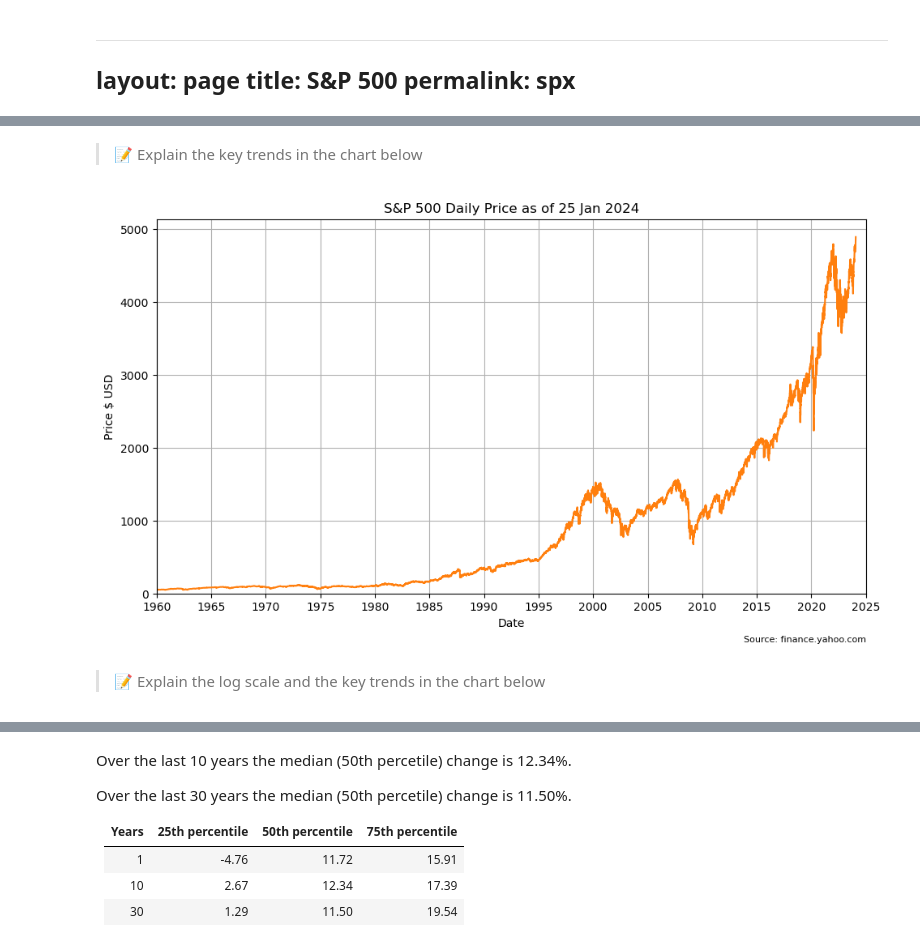
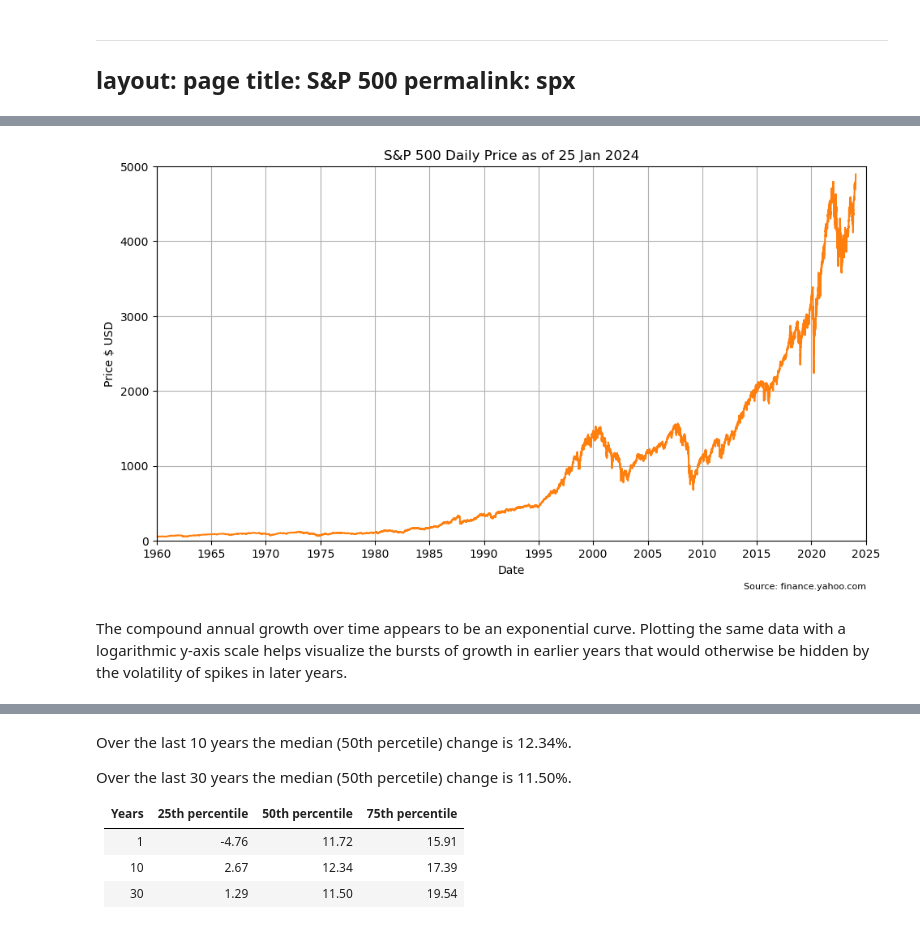
Before and after one commit to mikejonestechno/investment-analytics, a Jupyter notebook: notebooks/spx-prices.ipynb, the cells around one changed output, grey strips where cells are left out. Saved outputs shown, nothing was run; the diff lists cells and outputs as text; code cells hidden in the pictures.

```diff
--- a/notebooks/spx-prices.ipynb
+++ b/notebooks/spx-prices.ipynb
@@ -53,26 +56,49 @@ legend_location='best'
-# %% [markdown]
-> 📝 Explain the key trends in the chart below
-# %%
-""" Basic chart """
-plt.figure(figsize=(10, 6))
-colors = list(plt.rcParams['axes.prop_cycle'])
-plt.plot(df.index, df[data_column], color=colors[1]['color'])
-plt.xlabel('Date')
-plt.ylabel(y_label)
-plt.title(chart_title)
-plt.figtext(1, 0.01, chart_source, ha="right", fontsize=8)
-plt.subplots_adjust(right=1)  # Reset right boundary of the subplots after adding figtext
-
-plt.ylim(bottom=bottom_limit)
-plt.xlim(left=left_limit, right=right_limit)
-ax = plt.gca()  # Get the current Axes instance
-ax.xaxis.set_major_locator(mdates.YearLocator(tick_years))  # Set major ticks every x years
-ax.xaxis.set_major_formatter(mdates.DateFormatter('%Y'))  # Format major ticks as years
-#ax.yaxis.set_major_locator(ticker.MultipleLocator(y_ticks))
-plt.grid(True)
-
-plt.show()
-# %% [output]
-[figure, removed]
+# %%
+""" Basic chart headings and styles """
+def basic_chart():
+
+    plt.figure(figsize=(10, 6))
+    plt.title(chart_title)
+    if chart_source:
+        plt.figtext(1, 0.01, chart_source, ha="right", fontsize=8)
+        plt.subplots_adjust(right=1)  # Reset right boundary of the subplots after adding figtext
+    plt.grid(True)
+
+    colors = list(plt.rcParams['axes.prop_cycle'])
+
+    ax = plt.gca()  # Get the current Axes instance
+    plt.xlabel(x_label)
+    start_year = (df.index[0].year // x_years) * x_years
+    end_year = (df.index[-1].year // x_years) * x_years + x_years
+    left_limit = pd.to_datetime(f'{start_year}-01-01')
+    right_limit = pd.to_datetime(f'{end_year}-01-01')
+    plt.xlim(left=left_limit, right=right_limit)
+    ax.xaxis.set_major_locator(mdates.YearLocator(x_years))  # Set major ticks every x years
+    ax.xaxis.set_major_formatter(mdates.DateFormatter('%Y'))  # Format major ticks as years
+
+    plt.ylabel(y_label)
+
+    return plt, colors
+# %%
+
+""" y-axis is price
+"""
+y_ticks = 1000
+y_label = y_label_price
+
+plt, colors = basic_chart()
+plt.plot(df.index, df[data_column], color=colors[1]['color'])
+
+if df[data_column].min() > 0:
+    bottom_limit = 0
+else:
+    bottom_limit = (df[data_column].min() // y_ticks) * y_ticks
+top_limit = (df[data_column].max() // y_ticks) * y_ticks + y_ticks
+plt.ylim(bottom_limit, top_limit)
+plt.yticks(range(int(bottom_limit), int(top_limit) + 1, y_ticks))
+
+plt.show()
+# %% [output]
+[figure, added]
 # %% [markdown]
-> 📝 Explain the log scale and the key trends in the chart below
+The compound annual growth over time appears to be an exponential curve. Plotting the same data with a logarithmic y-axis scale helps visualize the bursts of growth in earlier years that would otherwise be hidden by the volatility of spikes in later years.
```
Also changed, not shown: parts of 8 cells of this notebook, 18 other files.
